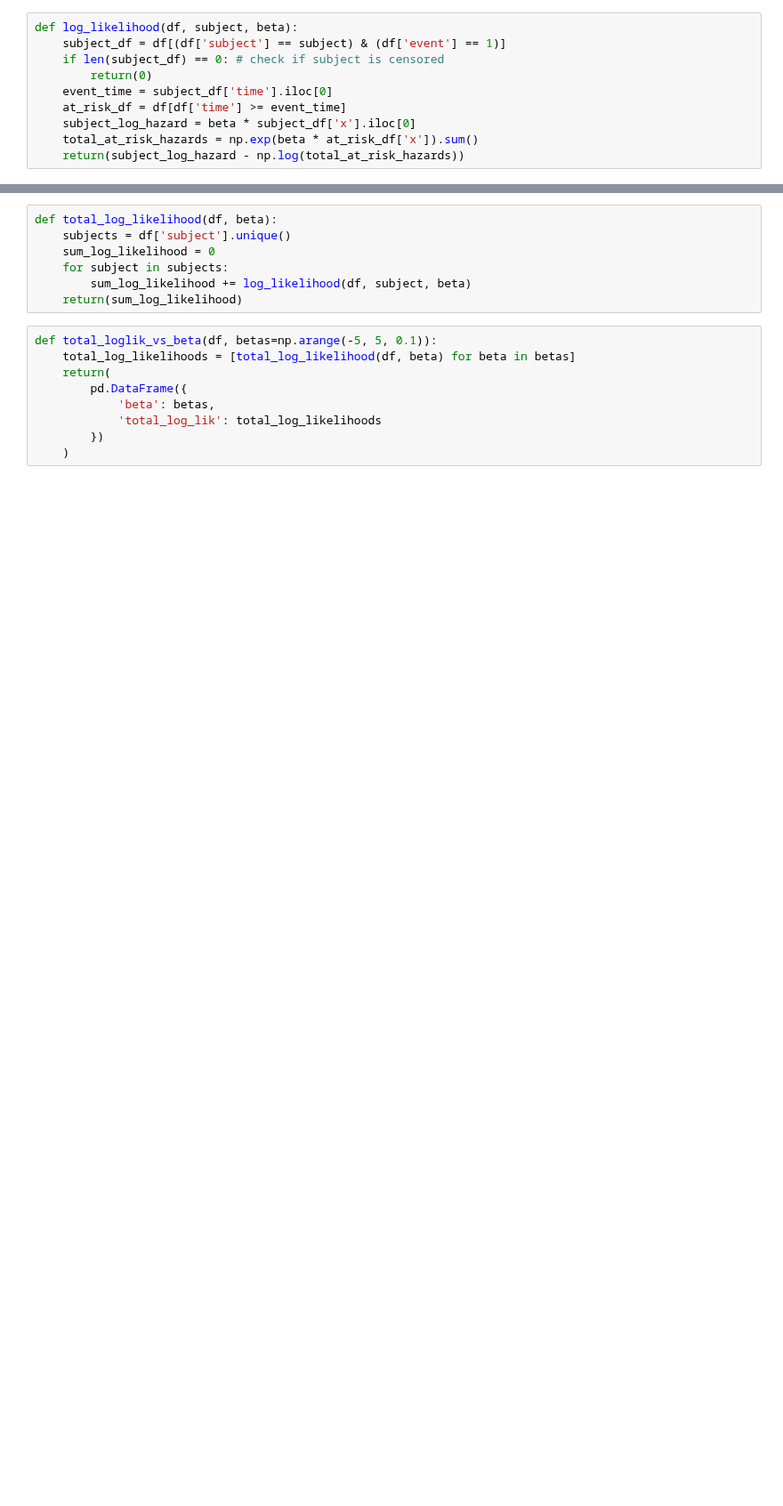
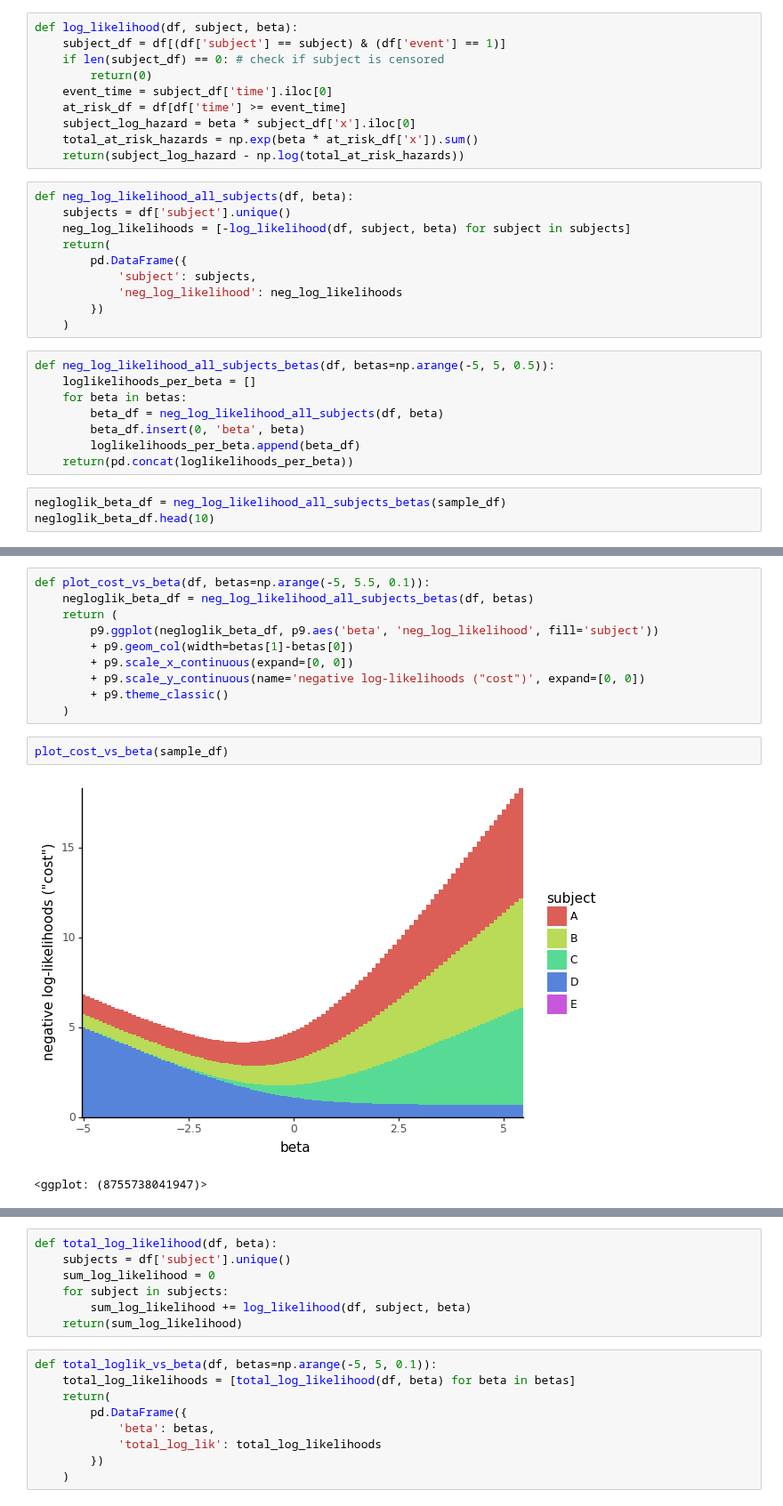
Before and after one commit to igor-sb/blog, a Jupyter notebook: posts/cox_regression.ipynb, the cells around one changed output, grey strips where cells are left out. Shown at 89% size. Saved outputs shown, nothing was run; the diff lists cells and outputs as text; blank space fills up the shorter version.

```diff
--- a/posts/cox_regression.ipynb
+++ b/posts/cox_regression.ipynb
@@ -112,3 +99,24 @@ def log_likelihood(df, subject, beta):
     subject_log_hazard = beta * subject_df['x'].iloc[0]
     total_at_risk_hazards = np.exp(beta * at_risk_df['x']).sum()
     return(subject_log_hazard - np.log(total_at_risk_hazards))
+# %%
+def neg_log_likelihood_all_subjects(df, beta):
+    subjects = df['subject'].unique()
+    neg_log_likelihoods = [-log_likelihood(df, subject, beta) for subject in subjects]
+    return(
+        pd.DataFrame({
+            'subject': subjects,
+            'neg_log_likelihood': neg_log_likelihoods
+        })
+    )
+# %%
+def neg_log_likelihood_all_subjects_betas(df, betas=np.arange(-5, 5, 0.5)):
+    loglikelihoods_per_beta = []
+    for beta in betas:
+        beta_df = neg_log_likelihood_all_subjects(df, beta)
+        beta_df.insert(0, 'beta', beta)
+        loglikelihoods_per_beta.append(beta_df)
+    return(pd.concat(loglikelihoods_per_beta))
+# %%
+negloglik_beta_df = neg_log_likelihood_all_subjects_betas(sample_df)
+negloglik_beta_df.head(10)
@@ -114,0 +135,15 @@ def log_likelihood(df, subject, beta):
+# %%
+def plot_cost_vs_beta(df, betas=np.arange(-5, 5.5, 0.1)):
+    negloglik_beta_df = neg_log_likelihood_all_subjects_betas(df, betas)
+    return (
+        p9.ggplot(negloglik_beta_df, p9.aes('beta', 'neg_log_likelihood', fill='subject'))
+        + p9.geom_col(width=betas[1]-betas[0])
+        + p9.scale_x_continuous(expand=[0, 0])
+        + p9.scale_y_continuous(name='negative log-likelihoods ("cost")', expand=[0, 0])
+        + p9.theme_classic()
+    )
+# %%
+plot_cost_vs_beta(sample_df)
+# %% [output]
+[figure, added]
+<ggplot: (8755738041947)>
```
Also changed, not shown: parts of 32 cells of this notebook, 2 other files.
